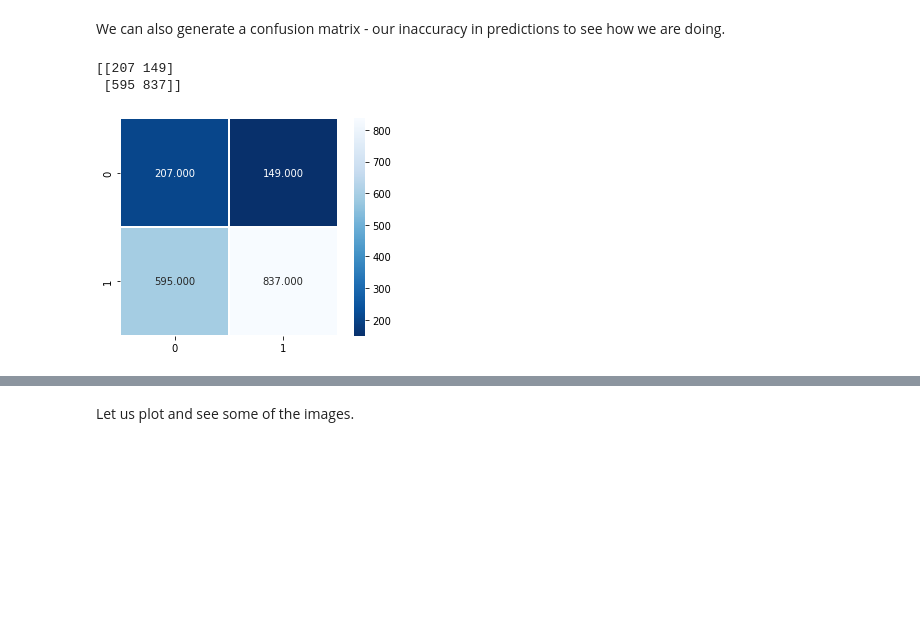
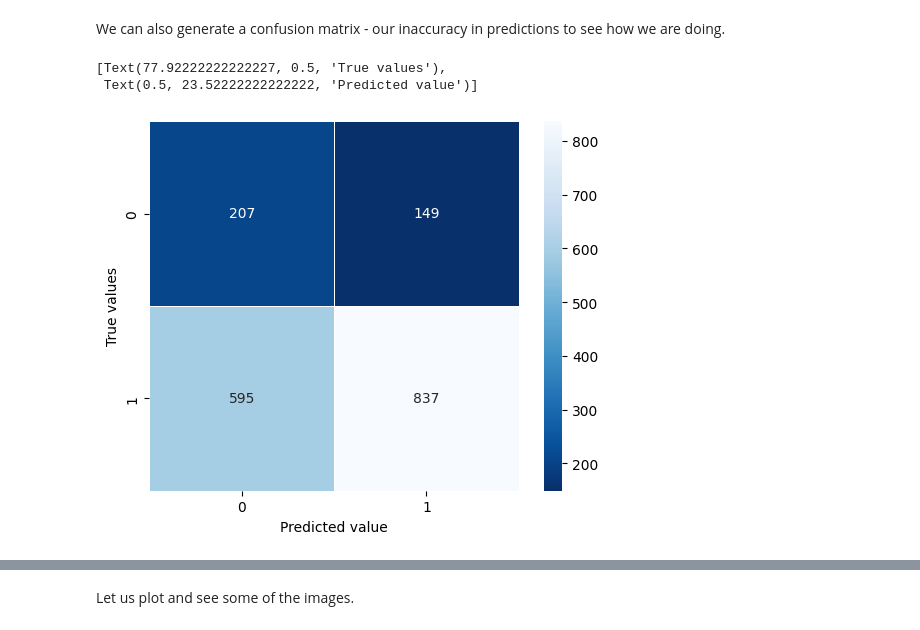
Before and after one commit to Center-for-Health-Data-Science/IntroToML, a Jupyter notebook: Day1/Classification.ipynb, the cells around one changed output, grey strips where cells are left out. Drawn from its saved outputs; the diff is of its cells as text; code cells hidden in the pictures; blank space fills up the shorter version.

```diff
--- a/Day1/Classification.ipynb
+++ b/Day1/Classification.ipynb
@@ -98,9 +87,10 @@ We can also generate a confusion matrix - our inaccuracy in predictions to see h
 # %%
 from sklearn import metrics
 cm = metrics.confusion_matrix(y_test, predictions)
-print(cm)
-sns.heatmap(cm, annot=True, fmt=".3f", linewidths=.5, square = True, cmap = 'Blues_r');
+#print(cm)
+ax = sns.heatmap(cm, annot=True, fmt=".0f", linewidths=.5, square = True, cmap = 'Blues_r')
+ax.set(ylabel="True values", xlabel="Predicted value")
 # %% [output]
-[[207 149]
- [595 837]]
+[Text(77.92222222222227, 0.5, 'True values'),
+ Text(0.5, 23.52222222222222, 'Predicted value')]
-[figure, old version]
+[figure, new version]
```
Also changed, not shown: parts of 35 cells of this notebook.
